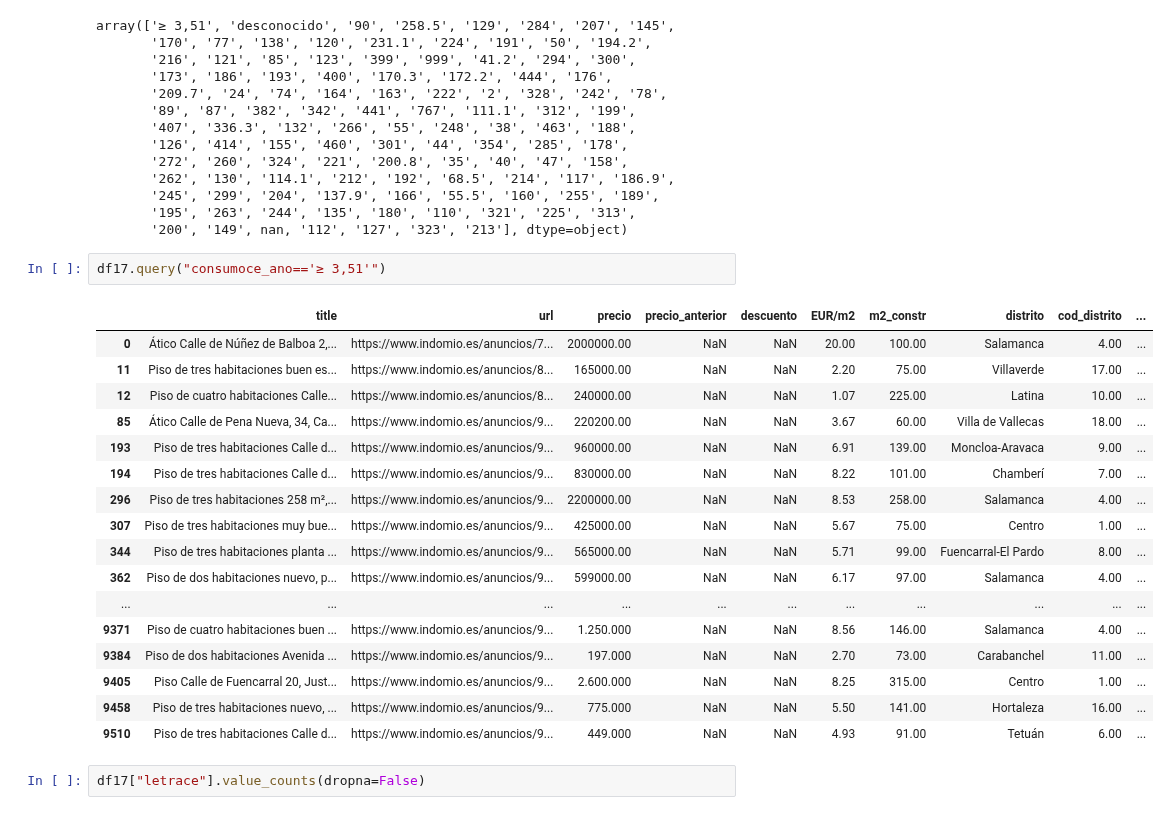
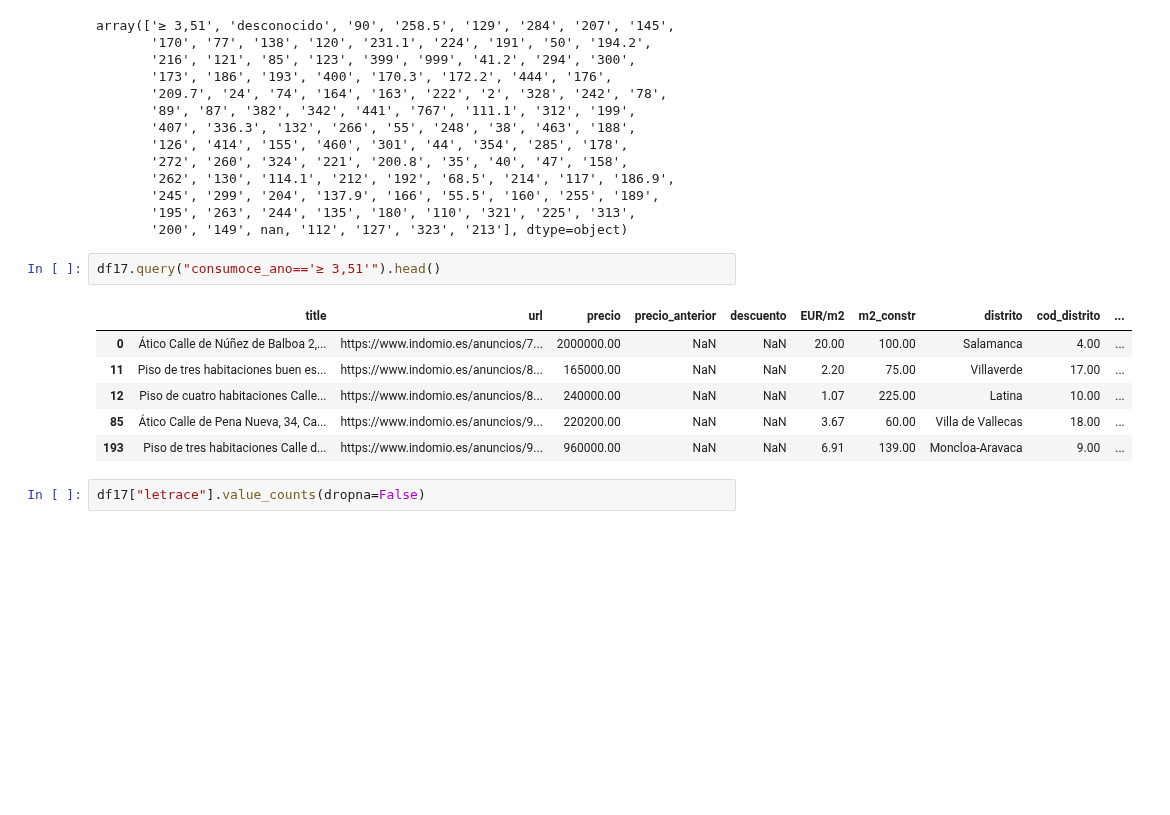
Before and after one commit to avaquerocastro/precios-de-vivienda-madrid, a Jupyter notebook: codigo/01-preprocesamiento-de-datos/Revision_columnas/Revision_Columnas.ipynb, the cells around one changed output. Cells and saved outputs as stored; diff of their text form; blank space fills up the shorter version.

```diff
--- a/codigo/01-preprocesamiento-de-datos/Revision_columnas/Revision_Columnas.ipynb
+++ b/codigo/01-preprocesamiento-de-datos/Revision_columnas/Revision_Columnas.ipynb
@@ -2282,25 +2284,14 @@ array(['≥ 3,51', 'desconocido', '90', '258.5', '129', '284', '207', '145',
        '195', '263', '244', '135', '180', '110', '321', '225', '313',
        '200', '149', nan, '112', '127', '323', '213'], dtype=object)
 # %%
-df17.query("consumoce_ano=='≥ 3,51'")
+df17.query("consumoce_ano=='≥ 3,51'").head()
 # %% [output]
 |  | title | url | precio | precio_anterior | descuento | EUR/m2 | m2_constr | distrito | cod_distrito | ... |
 | 0 | Ático Calle de Núñez de Balboa 2,... | https://www.indomio.es/anuncios/7... | 2000000.00 | NaN | NaN | 20.00 | 100.00 | Salamanca | 4.00 | ... |
 | 11 | Piso de tres habitaciones buen es... | https://www.indomio.es/anuncios/8... | 165000.00 | NaN | NaN | 2.20 | 75.00 | Villaverde | 17.00 | ... |
 | 12 | Piso de cuatro habitaciones Calle... | https://www.indomio.es/anuncios/8... | 240000.00 | NaN | NaN | 1.07 | 225.00 | Latina | 10.00 | ... |
 | 85 | Ático Calle de Pena Nueva, 34, Ca... | https://www.indomio.es/anuncios/9... | 220200.00 | NaN | NaN | 3.67 | 60.00 | Villa de Vallecas | 18.00 | ... |
 | 193 | Piso de tres habitaciones Calle d... | https://www.indomio.es/anuncios/9... | 960000.00 | NaN | NaN | 6.91 | 139.00 | Moncloa-Aravaca | 9.00 | ... |
-| 194 | Piso de tres habitaciones Calle d... | https://www.indomio.es/anuncios/9... | 830000.00 | NaN | NaN | 8.22 | 101.00 | Chamberí | 7.00 | ... |
-| 296 | Piso de tres habitaciones 258 m²,... | https://www.indomio.es/anuncios/9... | 2200000.00 | NaN | NaN | 8.53 | 258.00 | Salamanca | 4.00 | ... |
-| 307 | Piso de tres habitaciones muy bue... | https://www.indomio.es/anuncios/9... | 425000.00 | NaN | NaN | 5.67 | 75.00 | Centro | 1.00 | ... |
-| 344 | Piso de tres habitaciones planta ... | https://www.indomio.es/anuncios/9... | 565000.00 | NaN | NaN | 5.71 | 99.00 | Fuencarral-El Pardo | 8.00 | ... |
-| 362 | Piso de dos habitaciones nuevo, p... | https://www.indomio.es/anuncios/9... | 599000.00 | NaN | NaN | 6.17 | 97.00 | Salamanca | 4.00 | ... |
-| ... | ... | ... | ... | ... | ... | ... | ... | ... | ... | ... |
-| 9371 | Piso de cuatro habitaciones buen ... | https://www.indomio.es/anuncios/9... | 1.250.000 | NaN | NaN | 8.56 | 146.00 | Salamanca | 4.00 | ... |
-| 9384 | Piso de dos habitaciones Avenida ... | https://www.indomio.es/anuncios/9... | 197.000 | NaN | NaN | 2.70 | 73.00 | Carabanchel | 11.00 | ... |
-| 9405 | Piso Calle de Fuencarral 20, Just... | https://www.indomio.es/anuncios/9... | 2.600.000 | NaN | NaN | 8.25 | 315.00 | Centro | 1.00 | ... |
-| 9458 | Piso de tres habitaciones nuevo, ... | https://www.indomio.es/anuncios/9... | 775.000 | NaN | NaN | 5.50 | 141.00 | Hortaleza | 16.00 | ... |
-| 9510 | Piso de tres habitaciones Calle d... | https://www.indomio.es/anuncios/9... | 449.000 | NaN | NaN | 4.93 | 91.00 | Tetuán | 6.00 | ... |
 # %%
 df17["letrace"].value_counts(dropna=False)
 # %% [output]
```
Also changed, not shown: parts of 17 cells of this notebook, 1 other file.
